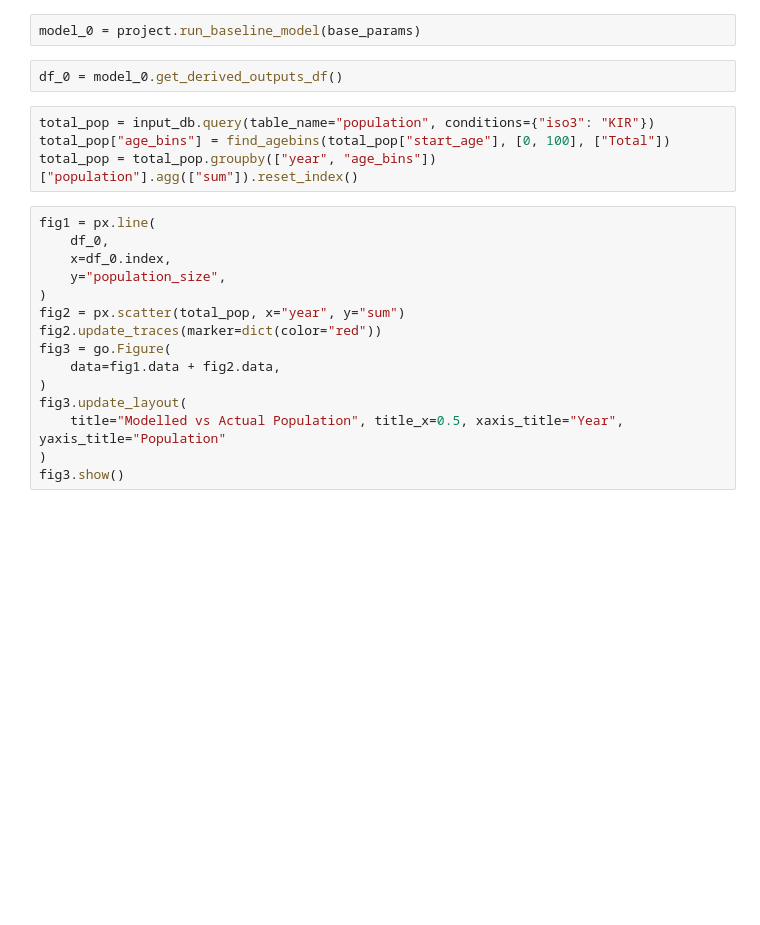
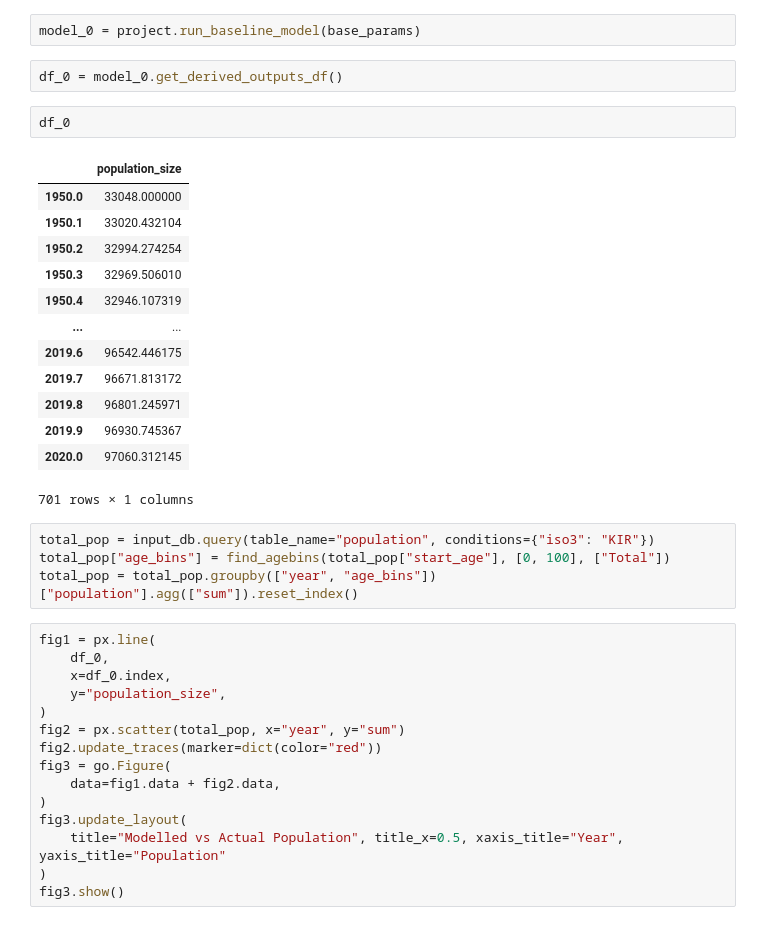
Before and after one commit to monash-emu/AuTuMN, a Jupyter notebook: notebooks/user/vbui/tb_kir_manual_run.ipynb, the cells around one changed output. Drawn from its saved outputs; the diff is of its cells as text; blank space fills up the shorter version.

```diff
--- a/notebooks/user/vbui/tb_kir_manual_run.ipynb
+++ b/notebooks/user/vbui/tb_kir_manual_run.ipynb
@@ -47,6 +59,22 @@ base_params = project.param_set.baseline
 model_0 = project.run_baseline_model(base_params)
 # %%
 df_0 = model_0.get_derived_outputs_df()
+# %%
+df_0
+# %% [output]
+|  | population_size |
+| 1950.0 | 33048.000000 |
+| 1950.1 | 33020.432104 |
+| 1950.2 | 32994.274254 |
+| 1950.3 | 32969.506010 |
+| 1950.4 | 32946.107319 |
+| ... | ... |
+| 2019.6 | 96542.446175 |
+| 2019.7 | 96671.813172 |
+| 2019.8 | 96801.245971 |
+| 2019.9 | 96930.745367 |
+| 2020.0 | 97060.312145 |
+701 rows × 1 columns
 # %%
 total_pop = input_db.query(table_name="population", conditions={"iso3": "KIR"})
 total_pop["age_bins"] = find_agebins(total_pop["start_age"], [0, 100], ["Total"])
```
Also changed, not shown: parts of 1 cell of this notebook, 5 other files.
